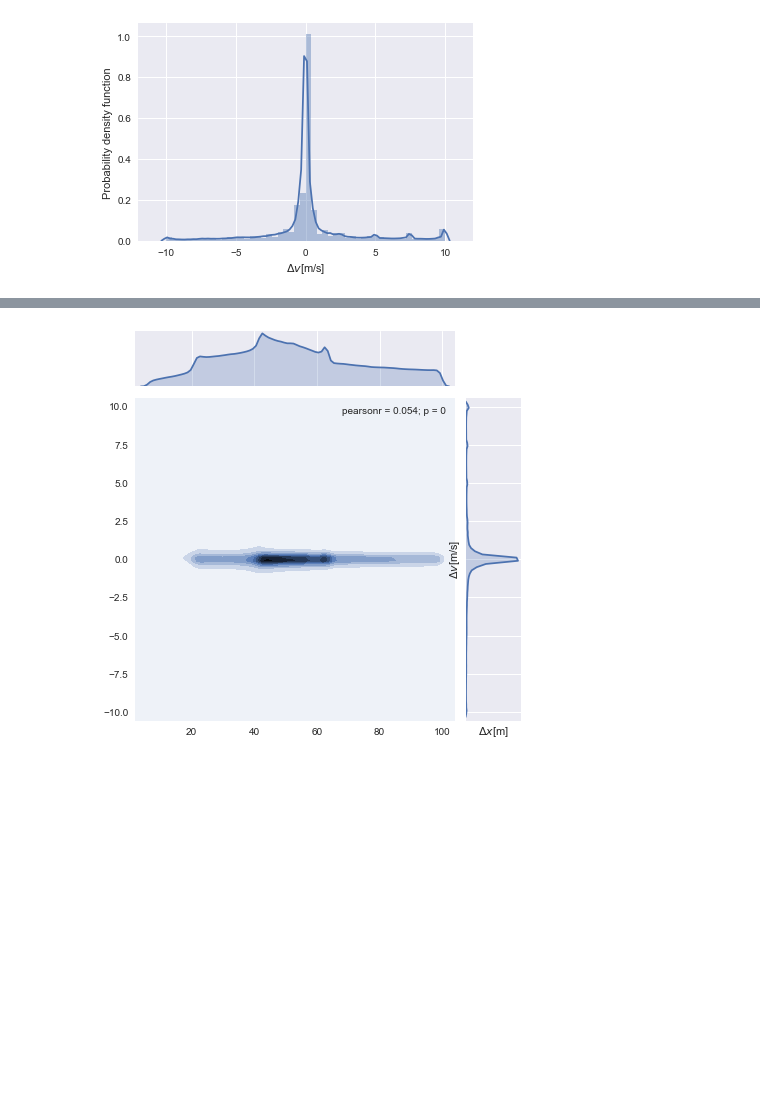
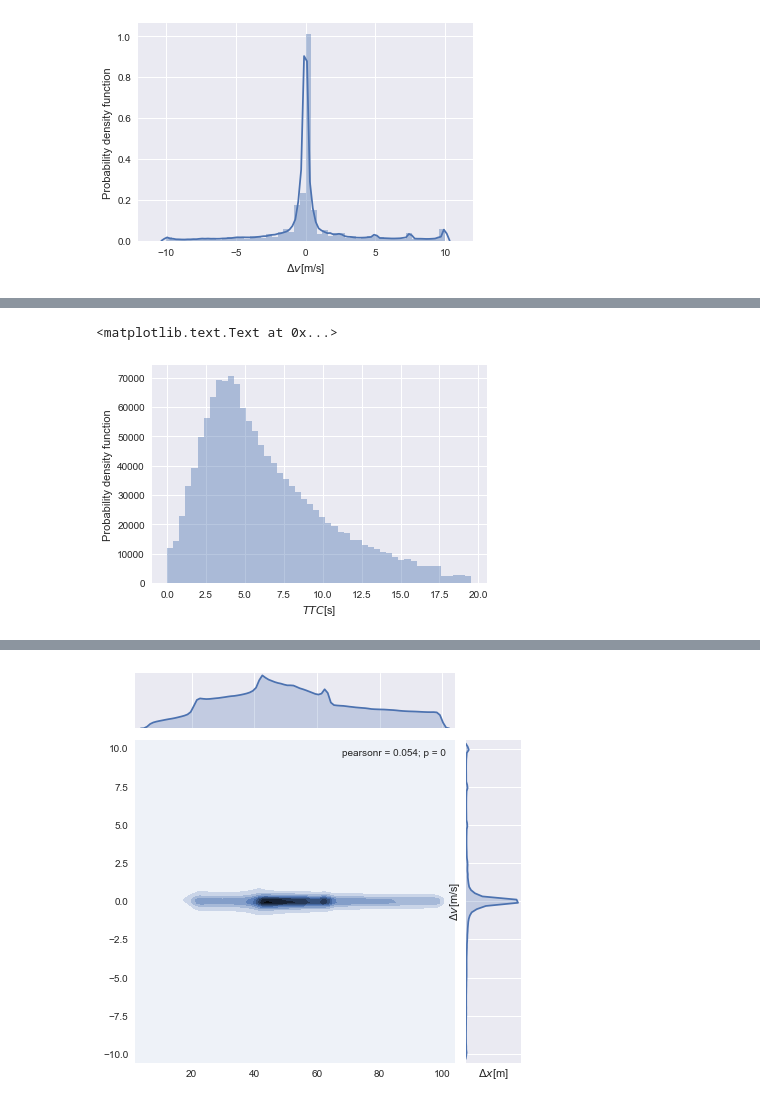
Before and after one commit to MoonBlvd/MDP_data_recording, a Jupyter notebook: simulation/EM_distribution_fitting.ipynb, the cells around one changed output, grey strips where cells are left out. Saved outputs shown, nothing was run; the diff lists cells and outputs as text; code cells hidden in the pictures; blank space fills up the shorter version.

```diff
--- a/simulation/EM_distribution_fitting.ipynb
+++ b/simulation/EM_distribution_fitting.ipynb
@@ -388,3 +414,21 @@ plt.ylabel("Probability density function")
+# %%
+'''Time to collision when cut-in'''
+close_cutin = np.where(all_cut_in['distance']<50-6)[0]
+# close_conflict = np.where(close_conflict == True)[0]
+negative_dv_cut_in = np.where((all_cut_in['v_cutin']-all_cut_in['v_host']) < -2)[0]
+compute_ttc = np.intersect1d(close_cutin, negative_dv_cut_in)
+
+TTC_cutin = all_cut_in['distance'][compute_ttc] / (-all_cut_in['v_cutin'][compute_ttc]+all_cut_in['v_host'][compute_ttc])
+TTC_cutin_inv = TTC_cutin
+sns.set()
+plt.figure(3)
+sns.distplot(TTC_cutin_inv, kde=False)
+# plt.xlim([0,1])
+plt.xlabel(r"$TTC$[s]")
+plt.ylabel("Probability density function")
+# %% [output]
+<matplotlib.text.Text at 0x...>
+[figure, added]
 # %%
 param_pareto_cutin_dx = pareto.fit(inverse_distance)
 param_expon_cutin_dx = expon.fit(inverse_distance)
```
Also changed, not shown: parts of 15 cells of this notebook, 3 other files.
